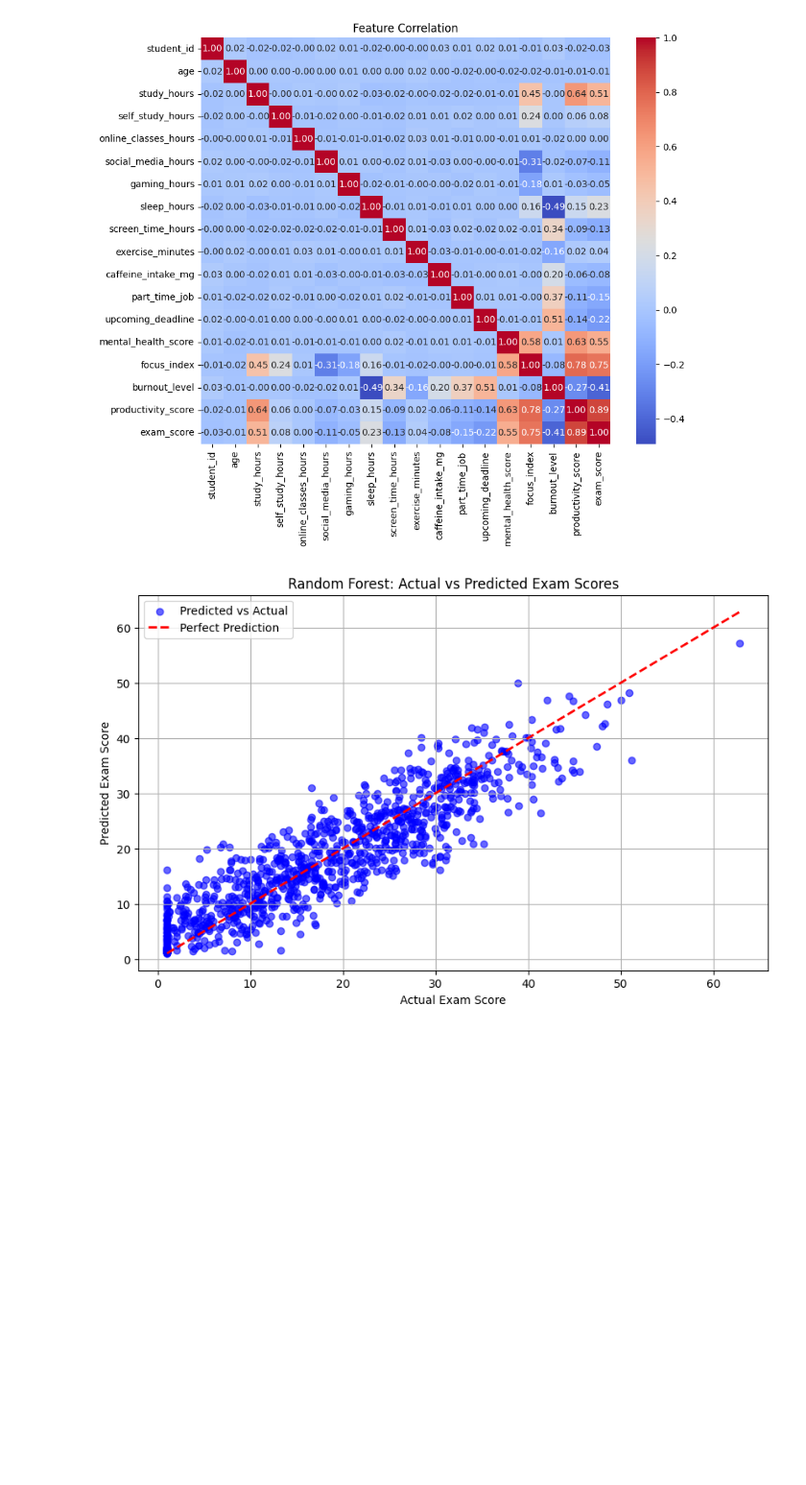
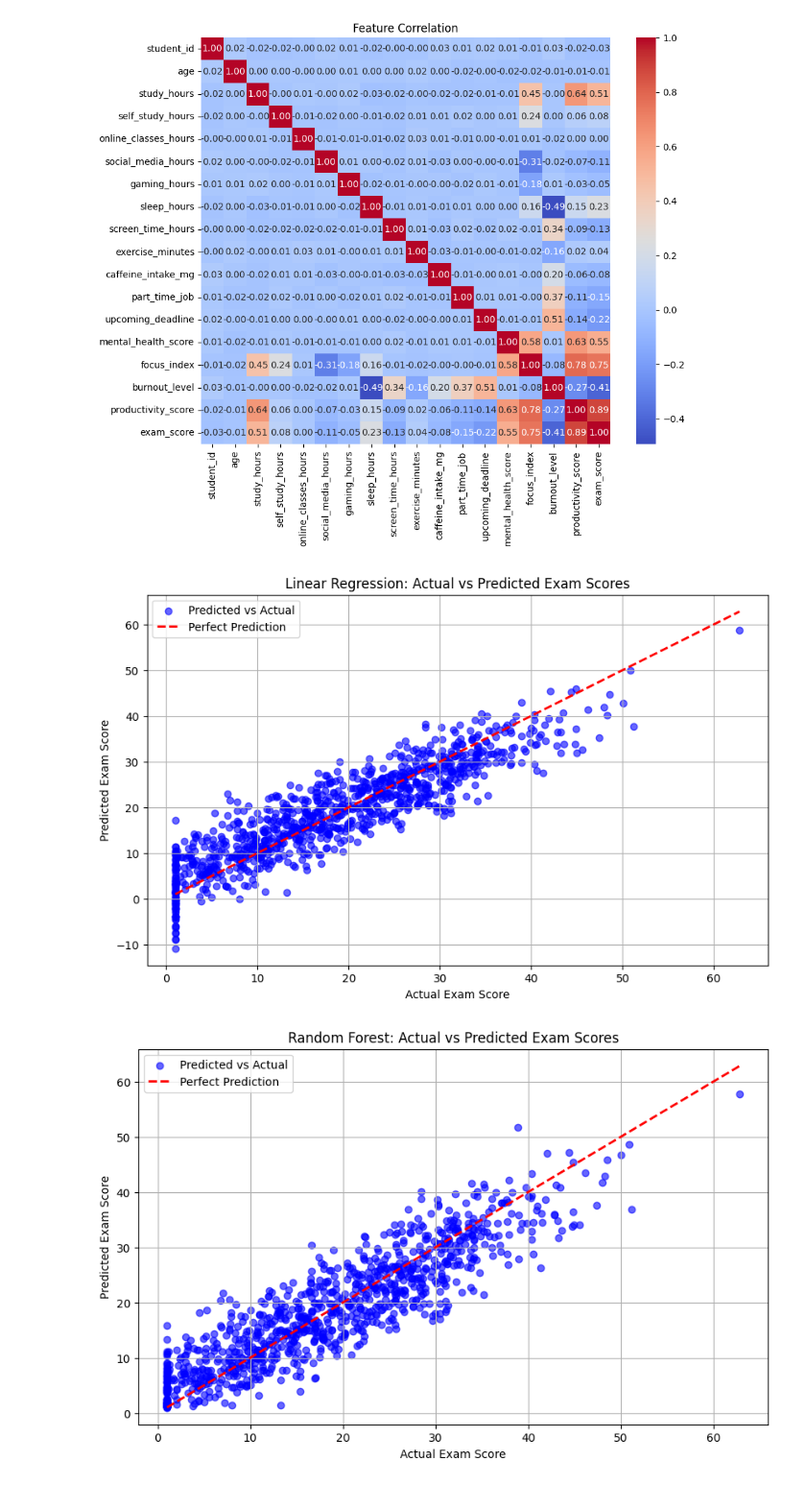
Before and after one commit to alibro005/student-exam-predictor, a Jupyter notebook: notebooks/experimentation.ipynb, the cells around one changed output. Shown at 96% size. Drawn from its saved outputs; the diff is of its cells as text; code cells hidden in the pictures; blank space fills up the shorter version.

```diff
--- a/model/student_exam_predictor.ipynb
+++ b/notebooks/experimentation.ipynb
@@ -95,7 +97,11 @@ plt.show()
 Train the Model
 # %%
 X_train , X_test , y_train , y_test = train_test_split(X,y,random_state=42,test_size=0.2)
+model1 = LinearRegression()
+model2 = RandomForestRegressor(n_estimators=200)
+model3 = DecisionTreeRegressor()
 
-model = RandomForestRegressor(n_estimators=100)
-model.fit(X_train,y_train)
+model1.fit(X_train,y_train)
+model2.fit(X_train,y_train)
+model3.fit(X_train,y_train)
 # %% [output]
@@ -103,7 +109,9 @@ RandomForestRegressor()
 # %% [markdown]
 Predict on the test
 # %%
-y_pred = model.predict(X_test)
+y_pred1 = model1.predict(X_test)
+y_pred2 = model2.predict(X_test)
+y_pred3 = model3.predict(X_test)
 # %% [markdown]
 Evaluation
 # %%
@@ -148,13 +191,34 @@ plt.show()
 # %%
 
 plt.figure(figsize=(10,6))
-plt.scatter(y_test, y_pred, color='blue', alpha=0.6, label='Predicted vs Actual')
+plt.scatter(y_test, y_pred1, color='blue', alpha=0.6, label='Predicted vs Actual')
+plt.plot([y_test.min(), y_test.max()], [y_test.min(), y_test.max()], 'r--', lw=2, label='Perfect Prediction')
+plt.xlabel("Actual Exam Score")
+plt.ylabel("Predicted Exam Score")
+plt.title("Linear Regression: Actual vs Predicted Exam Scores")
+plt.legend()
+plt.grid(True)
+plt.show()
+
+plt.figure(figsize=(10,6))
+plt.scatter(y_test, y_pred2, color='blue', alpha=0.6, label='Predicted vs Actual')
 plt.plot([y_test.min(), y_test.max()], [y_test.min(), y_test.max()], 'r--', lw=2, label='Perfect Prediction')
 plt.xlabel("Actual Exam Score")
 plt.ylabel("Predicted Exam Score")
 plt.title("Random Forest: Actual vs Predicted Exam Scores")
 plt.legend()
 plt.grid(True)
 plt.show()
+
+plt.figure(figsize=(10,6))
+plt.scatter(y_test, y_pred3, color='blue', alpha=0.6, label='Predicted vs Actual')
+plt.plot([y_test.min(), y_test.max()], [y_test.min(), y_test.max()], 'r--', lw=2, label='Perfect Prediction')
+plt.xlabel("Actual Exam Score")
+plt.ylabel("Predicted Exam Score")
+plt.title("Decision Tree: Actual vs Predicted Exam Scores")
+plt.legend()
+plt.grid(True)
+plt.show()
 # %% [output]
-[figure, old version]
+[figure, new version]
+[figure, added]
```
Also changed, not shown: parts of 5 cells of this notebook, 11 other files.
